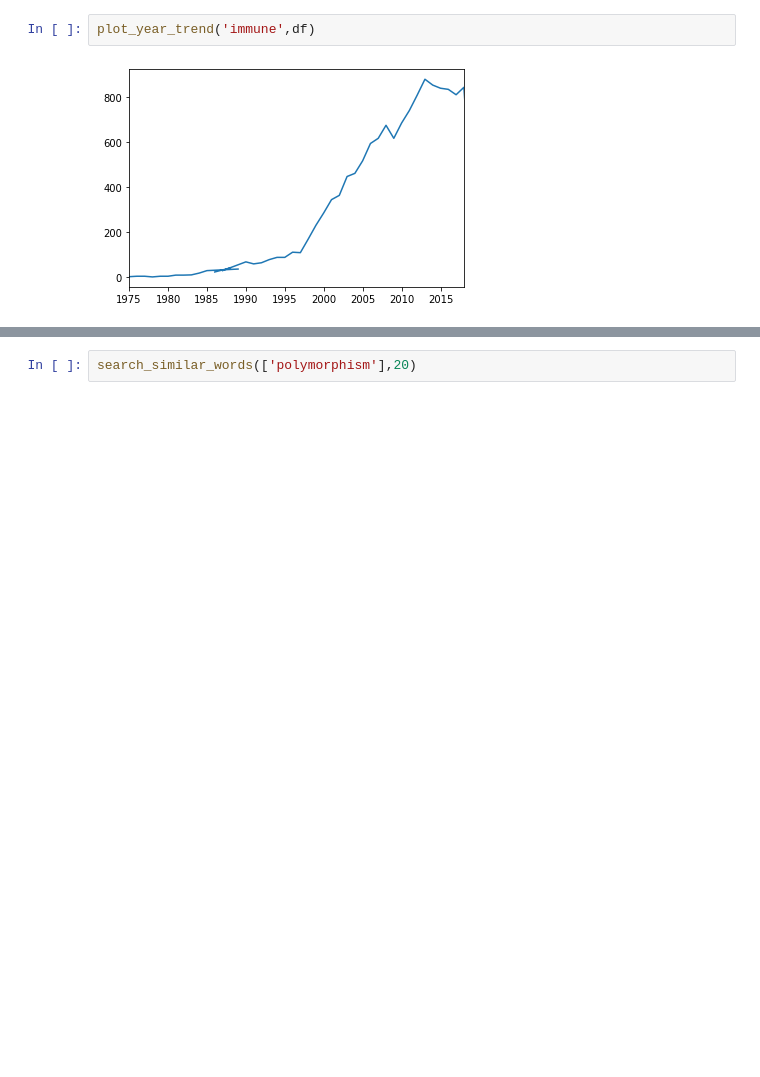
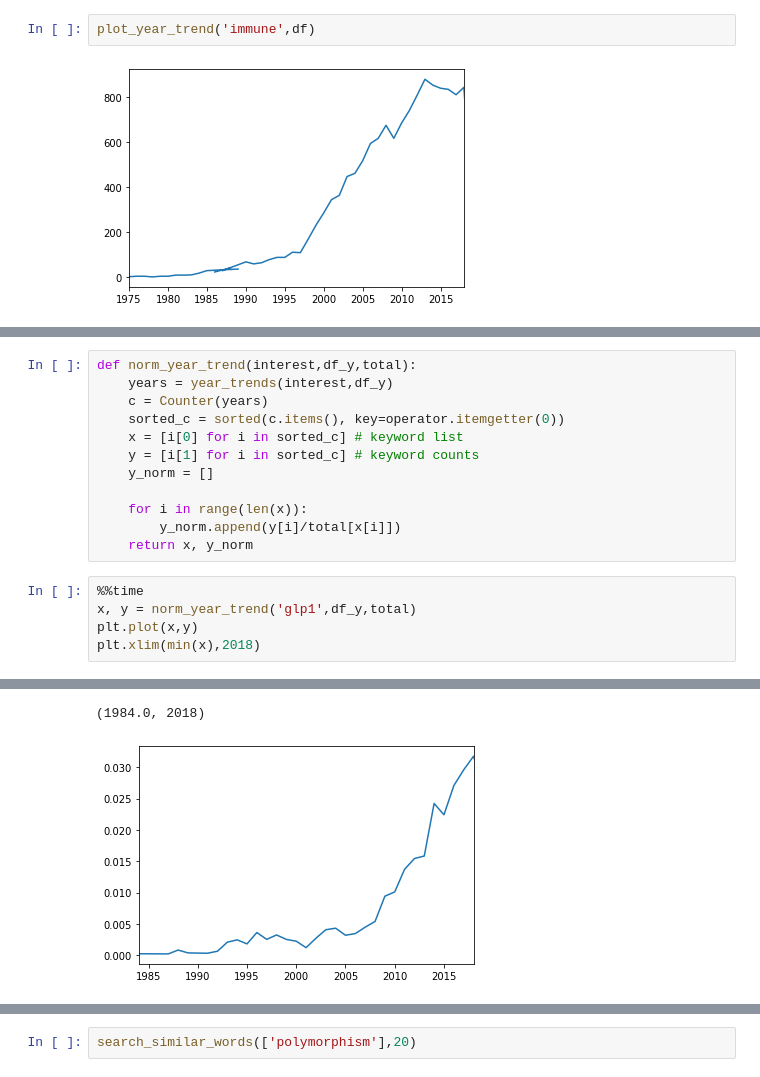
Before and after one commit to Shunling/CapstoneProjects, a Jupyter notebook: NaturalLanguageProcessingGPCR/Text_Analysis.ipynb, the cells around one changed output, grey strips where cells are left out. Drawn from its saved outputs; the diff is of its cells as text; blank space fills up the shorter version.

```diff
--- a/NaturalLanguageProcessingGPCR/Text_Analysis.ipynb
+++ b/NaturalLanguageProcessingGPCR/Text_Analysis.ipynb
@@ -476,0 +506,18 @@ df.keywords.iloc[0]
+# %%
+def norm_year_trend(interest,df_y,total):
+    years = year_trends(interest,df_y)
+    c = Counter(years)
+    sorted_c = sorted(c.items(), key=operator.itemgetter(0))
+    x = [i[0] for i in sorted_c] # keyword list
+    y = [i[1] for i in sorted_c] # keyword counts
+    y_norm = []
+
+    for i in range(len(x)):
+        y_norm.append(y[i]/total[x[i]])
+    return x, y_norm
+# %%
+%%time
+x, y = norm_year_trend('glp1',df_y,total)
+plt.plot(x,y)
+plt.xlim(min(x),2018)
+# %% [output]
@@ -476,0 +526,2 @@ df.keywords.iloc[0]
+(1984.0, 2018)
+[figure, added]
```
Also changed, not shown: parts of 20 cells of this notebook.
